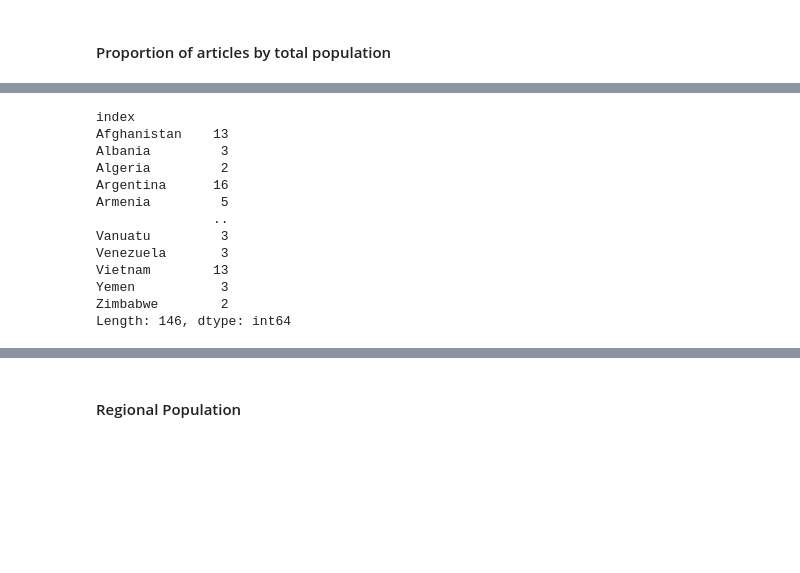
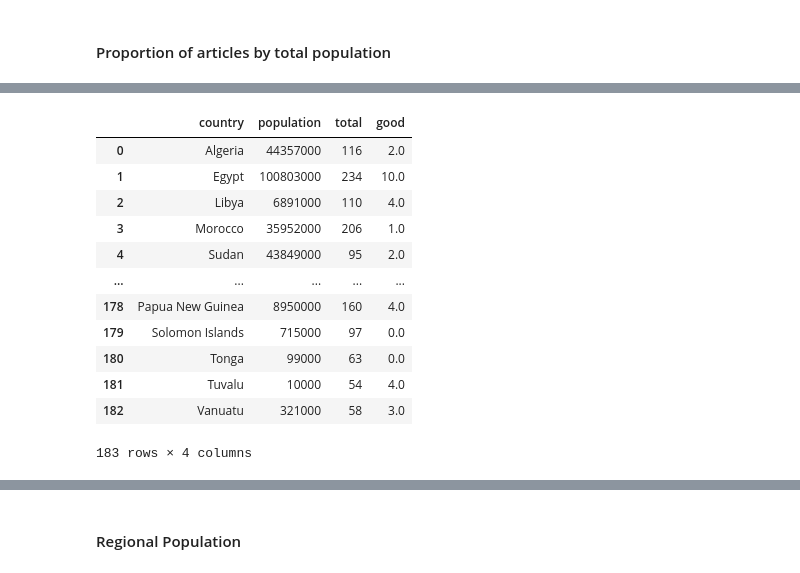
Before and after one commit to aaliyahfiala42/data-512-a2, a Jupyter notebook: hcds-a2-bias.ipynb, the cells around one changed output, grey strips where cells are left out. Drawn from its saved outputs; the diff is of its cells as text; code cells hidden in the pictures; blank space fills up the shorter version.

```diff
--- a/hcds-a2-bias.ipynb
+++ b/hcds-a2-bias.ipynb
@@ -166,30 +166,30 @@ def api_call(endpoint, ids):
     return response
 # %%
 #testing for a single batch of 50
-wiki_scores = []
-temp_predictions = [] #store nested predictions temporarily
+#wiki_scores = []
+#temp_predictions = [] #store nested predictions temporarily
 
-rev_id = [] #variable to store rev_id
-pred = [] #variable to store final predictions, including errors
+#rev_id = [] #variable to store rev_id
+#pred = [] #variable to store final predictions, including errors
 
-batchsize = 50 #set the batch size
-i = 1000
-batch = wiki_country_politician.rev_id.iloc[i:i+batchsize] # the result might be shorter than batchsize at the end
-json_results = api_call(endpoint, '|'.join(str(x) for x in batch))
-scores = json_results['enwiki']['scores']
+#batchsize = 50 #set the batch size
+#i = 1000
+#batch = wiki_country_politician.rev_id.iloc[i:i+batchsize] # the result might be shorter than batchsize at the end
+#json_results = api_call(endpoint, '|'.join(str(x) for x in batch))
+#scores = json_results['enwiki']['scores']
 
-for p_id, p_info in scores.items():
-    temp_predictions.append(p_info['articlequality'])
-    rev_id.append(p_id) #store rev_id
+#for p_id, p_info in scores.items():
+#    temp_predictions.append(p_info['articlequality'])
+#    rev_id.append(p_id) #store rev_id
 
-for p in temp_predictions:
-    for p_id, p_info in p.items():
-        if p_id == 'score':
+#for p in temp_predictions:
+#    for p_id, p_info in p.items():
+#        if p_id == 'score':
             #store predicted quality
-            pred.append(p_info['prediction'])
-        else:
+#            pred.append(p_info['prediction'])
+#        else:
             #error: could not get the predicted quailty
-            pred.append('error')
+#            pred.append('error')
 # %%
 #getting predictions for all revsision_ids, in batches of 50
 
@@ -493,20 +528,20 @@ total_pages_pop = pd.merge(country_population, num_good_country, how = 'left', o
 
 #fill in nans with 0's
 total_pages_pop = total_pages_pop.fillna(0)
-# %%
-num_good_pgs_country
-# %% [output]
-index
-Afghanistan    13
-Albania         3
-Algeria         2
-Argentina      16
-Armenia         5
-               ..
-Vanuatu         3
-Venezuela       3
-Vietnam        13
-Yemen           3
-Zimbabwe        2
-Length: 146, dtype: int64
+# %%
+total_pages_pop
+# %% [output]
+|  | country | population | total | good |
+| 0 | Algeria | 44357000 | 116 | 2.0 |
+| 1 | Egypt | 100803000 | 234 | 10.0 |
+| 2 | Libya | 6891000 | 110 | 4.0 |
+| 3 | Morocco | 35952000 | 206 | 1.0 |
+| 4 | Sudan | 43849000 | 95 | 2.0 |
+| ... | ... | ... | ... | ... |
+| 178 | Papua New Guinea | 8950000 | 160 | 4.0 |
+| 179 | Solomon Islands | 715000 | 97 | 0.0 |
+| 180 | Tonga | 99000 | 63 | 0.0 |
+| 181 | Tuvalu | 10000 | 54 | 4.0 |
+| 182 | Vanuatu | 321000 | 58 | 3.0 |
+183 rows × 4 columns
 # %%
```
Also changed, not shown: parts of 10 cells of this notebook.
